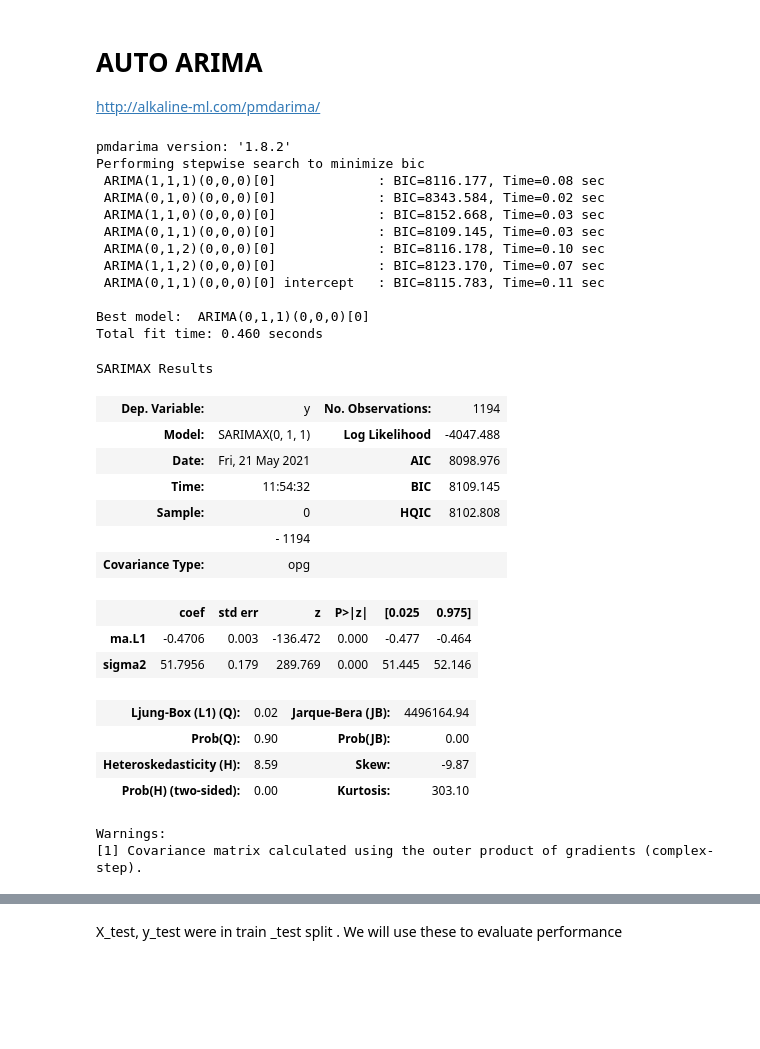
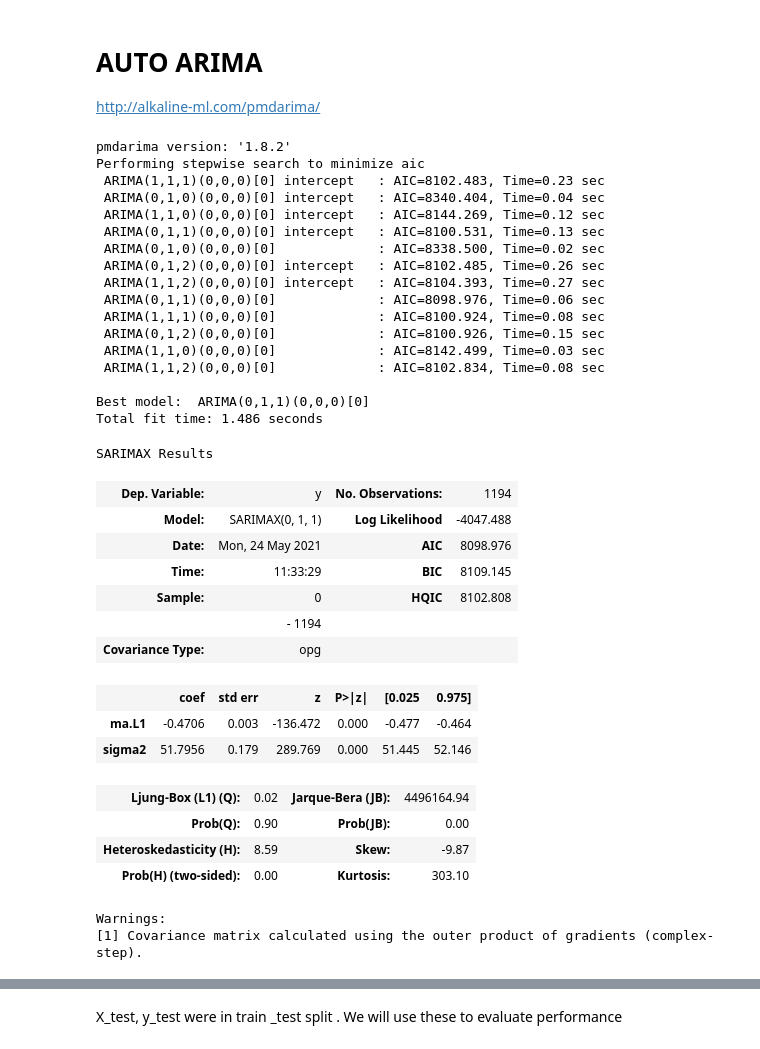
Before and after one commit to PhanindraPanthagani/TimeSeries_and_Databases, a Jupyter notebook: TimeSeries_Jupyternotebooks/ARIMA_trainsize0.95.ipynb, the cells around one changed output, grey strips where cells are left out. Saved outputs shown, nothing was run; the diff lists cells and outputs as text; code cells hidden in the pictures; blank space fills up the shorter version.

```diff
--- a/TimeSeries_Jupyternotebooks/ARIMA_trainsize0.95.ipynb
+++ b/TimeSeries_Jupyternotebooks/ARIMA_trainsize0.95.ipynb
@@ -447,39 +447,43 @@ http://alkaline-ml.com/pmdarima/
 # %%
 
 from pmdarima.arima import ARIMA
 
 import pmdarima as pm
 
 
 print('pmdarima version: %r' % pm.__version__)
 
 # fitting a stepwise model:
 stepwise_fit = pm.auto_arima(y= y_train,start_p = 1, start_q = 1,max_p=50, max_q=50,max_d= 100,m= 1,
-                              seasonal= False, d = None, trace=True,information_criterion='bic',
+                              seasonal= False, d = None, trace=True,information_criterion='aic',
                              error_action='ignore',  # don't want to know if an order does not work
                              suppress_warnings=False, # don't want convergence warnings
-                             with_intercept = False,
                              stepwise=True)  # set to stepwise
 
 stepwise_fit.summary()
 # %% [output]
 pmdarima version: '1.8.2'
-Performing stepwise search to minimize bic
- ARIMA(1,1,1)(0,0,0)[0]             : BIC=8116.177, Time=0.08 sec
- ARIMA(0,1,0)(0,0,0)[0]             : BIC=8343.584, Time=0.02 sec
- ARIMA(1,1,0)(0,0,0)[0]             : BIC=8152.668, Time=0.03 sec
- ARIMA(0,1,1)(0,0,0)[0]             : BIC=8109.145, Time=0.03 sec
- ARIMA(0,1,2)(0,0,0)[0]             : BIC=8116.178, Time=0.10 sec
- ARIMA(1,1,2)(0,0,0)[0]             : BIC=8123.170, Time=0.07 sec
- ARIMA(0,1,1)(0,0,0)[0] intercept   : BIC=8115.783, Time=0.11 sec
+Performing stepwise search to minimize aic
+ ARIMA(1,1,1)(0,0,0)[0] intercept   : AIC=8102.483, Time=0.23 sec
+ ARIMA(0,1,0)(0,0,0)[0] intercept   : AIC=8340.404, Time=0.04 sec
+ ARIMA(1,1,0)(0,0,0)[0] intercept   : AIC=8144.269, Time=0.12 sec
+ ARIMA(0,1,1)(0,0,0)[0] intercept   : AIC=8100.531, Time=0.13 sec
+ ARIMA(0,1,0)(0,0,0)[0]             : AIC=8338.500, Time=0.02 sec
+ ARIMA(0,1,2)(0,0,0)[0] intercept   : AIC=8102.485, Time=0.26 sec
+ ARIMA(1,1,2)(0,0,0)[0] intercept   : AIC=8104.393, Time=0.27 sec
+ ARIMA(0,1,1)(0,0,0)[0]             : AIC=8098.976, Time=0.06 sec
+ ARIMA(1,1,1)(0,0,0)[0]             : AIC=8100.924, Time=0.08 sec
+ ARIMA(0,1,2)(0,0,0)[0]             : AIC=8100.926, Time=0.15 sec
+ ARIMA(1,1,0)(0,0,0)[0]             : AIC=8142.499, Time=0.03 sec
+ ARIMA(1,1,2)(0,0,0)[0]             : AIC=8102.834, Time=0.08 sec
 
 Best model:  ARIMA(0,1,1)(0,0,0)[0]
-Total fit time: 0.460 seconds
+Total fit time: 1.486 seconds
 SARIMAX Results
 | Dep. Variable: | y | No. Observations: | 1194 |
 | Model: | SARIMAX(0, 1, 1) | Log Likelihood | -4047.488 |
-| Date: | Fri, 21 May 2021 | AIC | 8098.976 |
-| Time: | 11:54:32 | BIC | 8109.145 |
+| Date: | Mon, 24 May 2021 | AIC | 8098.976 |
+| Time: | 11:33:29 | BIC | 8109.145 |
 | Sample: | 0 | HQIC | 8102.808 |
 |  | - 1194 |  |  |
 | Covariance Type: | opg |  |  |
```
Also changed, not shown: parts of 4 cells of this notebook, 2 other files.
